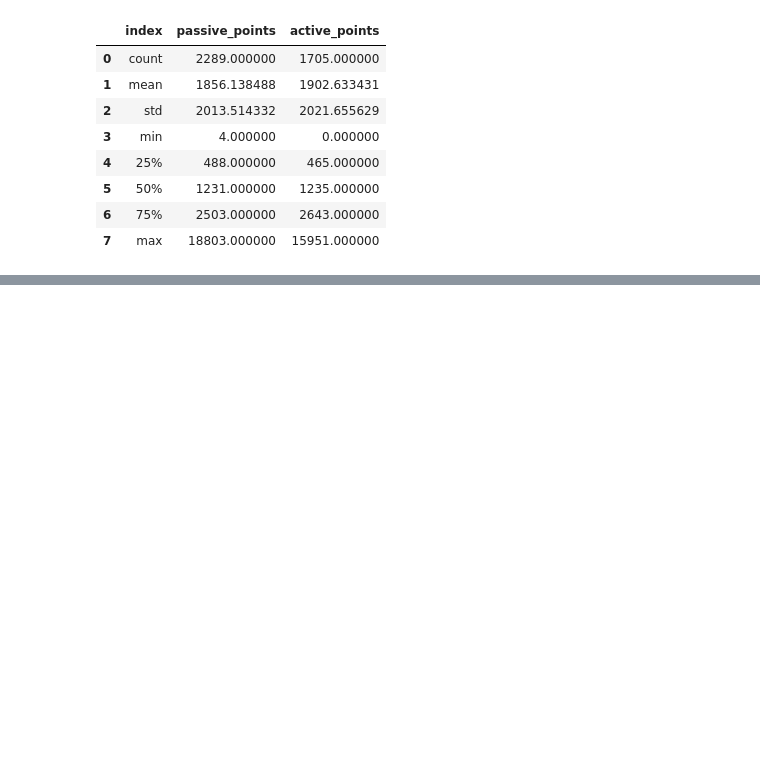
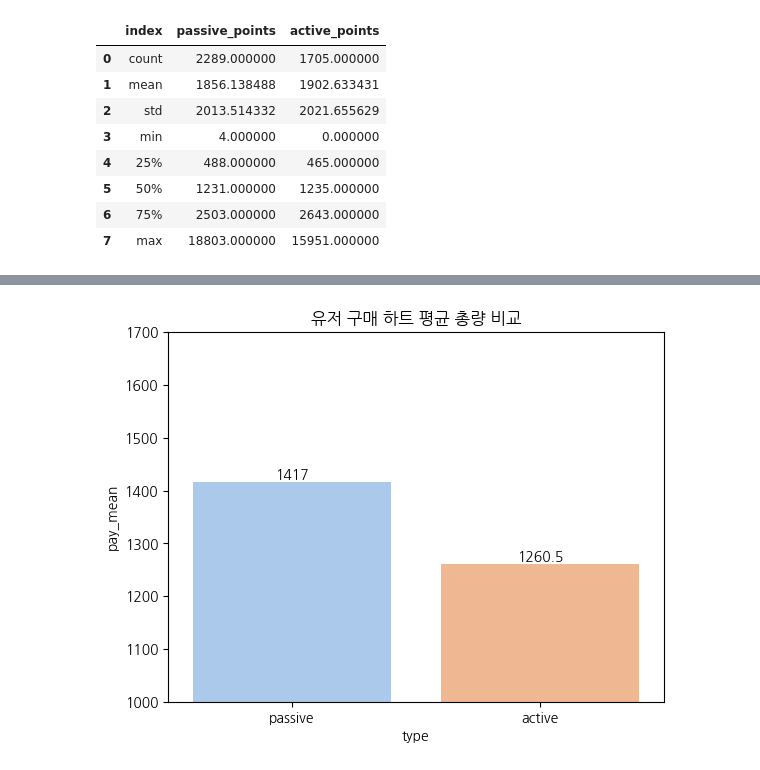
Before and after one commit to EtheriumArchive/Codeit_project, a Jupyter notebook: analysis_eunsu_v2.ipynb, the cells around one changed output, grey strips where cells are left out. Saved outputs shown, nothing was run; the diff lists cells and outputs as text; code cells hidden in the pictures; blank space fills up the shorter version.

```diff
--- a/analysis_eunsu_v2.ipynb
+++ b/analysis_eunsu_v2.ipynb
@@ -230,0 +307,13 @@ sns.boxplot(data=active_accounts_user, y='point')
+# %%
+# 능동, 수동 유저 별 구매이력 비교
+passive_payment = funnel_payment[funnel_payment['user_id'].isin(question_passive_user)]
+active_payment = funnel_payment[funnel_payment['user_id'].isin(question_active_user)]
+
+passive_total_pay = passive_payment.groupby('user_id')['product_hearts'].sum().reset_index(name='total_pay_hearts')
+active_total_pay = active_payment.groupby('user_id')['product_hearts'].sum().reset_index(name='total_pay_hearts')
+
+passive_hearts_describe = passive_total_pay['total_pay_hearts'].describe().reset_index(name='passive_hearts')
+active_hearts_describe = active_total_pay['total_pay_hearts'].describe().reset_index(name='active_hearts')
+
+# 하트 총 구매 수에서, max부분에서 많이 차이가 남
+pd.merge(passive_hearts_describe, active_hearts_describe, on='index', how='left')
@@ -230,0 +330,19 @@ sns.boxplot(data=active_accounts_user, y='point')
+# %%
+passive_total_pay_mean = passive_total_pay['total_pay_hearts'].mean()
+active_total_pay_mean = active_total_pay['total_pay_hearts'].mean()
+
+pay_mean = pd.DataFrame({
+    'type': ['passive', 'active'],
+    'pay_mean': [round(passive_total_pay_mean, 2),
+                round(active_total_pay_mean, 2)]
+})
+
+# 능동 유저들이 구매한 하트가 평균적으로 더 많았음
+ax = sns.barplot(data=pay_mean, x='type', y='pay_mean', hue='type')
+ax.bar_label(ax.containers[0], fontsize=10)
+ax.bar_label(ax.containers[1], fontsize=10)
+ax.set_title('유저 구매 하트 평균 총량 비교')
+ax.set_ylim(1000, 1700)
+plt.show()
+# %% [output]
+[figure, added]
```
Also changed, not shown: parts of 17 cells of this notebook.
